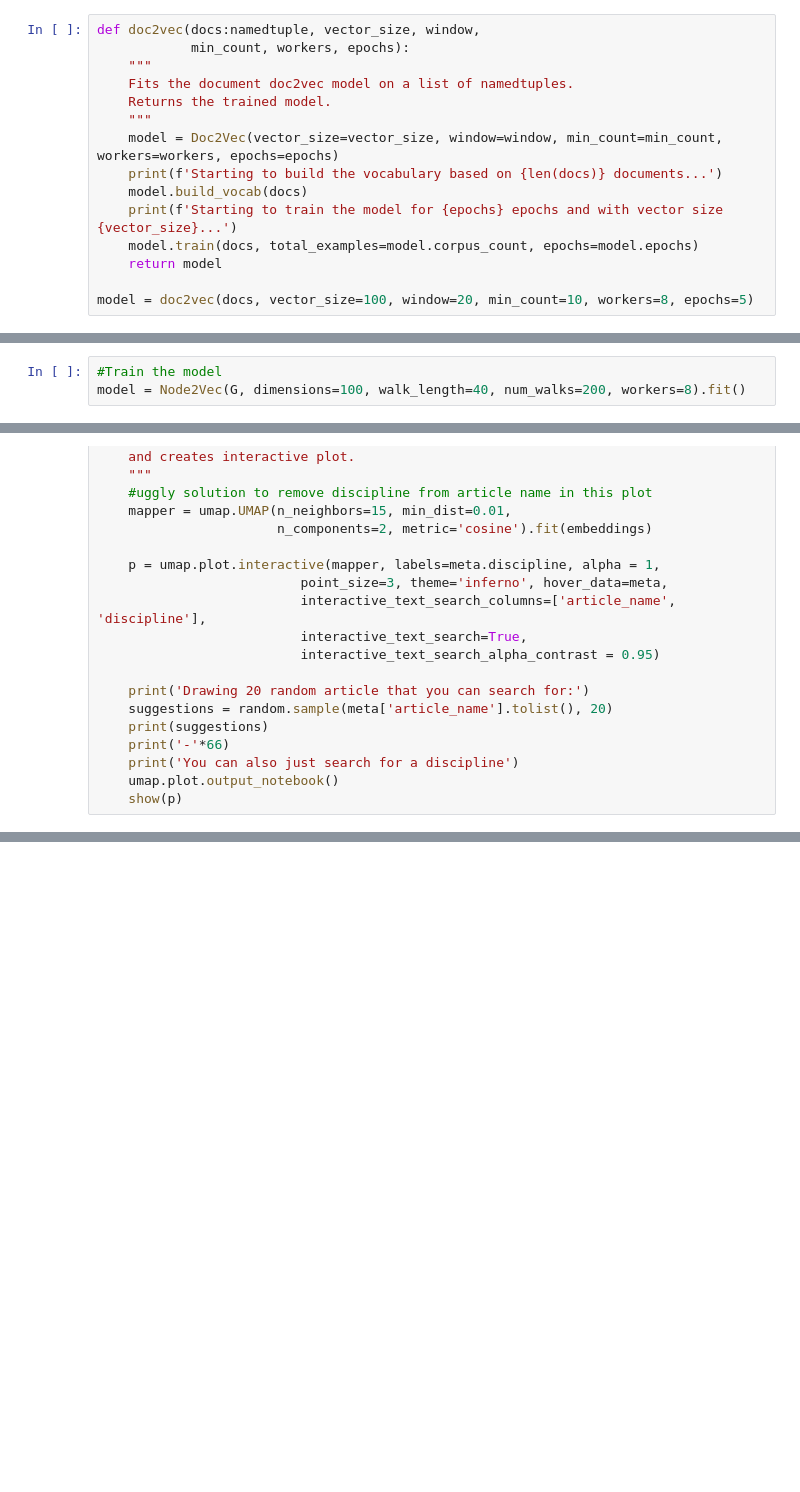
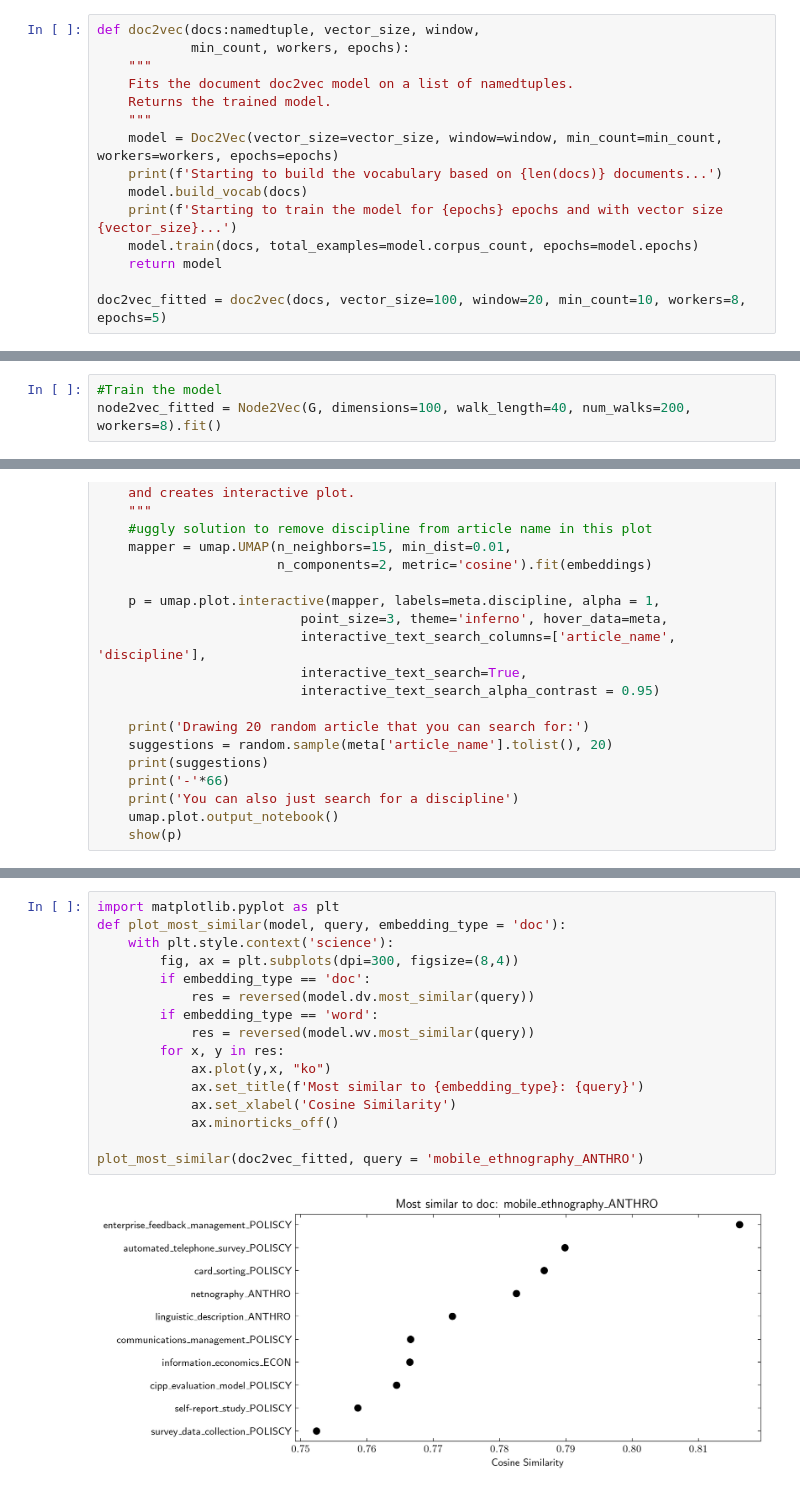
Before and after one commit to MatPiq/DTU-social-graphs-project-book, a Jupyter notebook: explainer_embeddings.ipynb, the cells around one changed output, grey strips where cells are left out. Cells and saved outputs as stored; diff of their text form; blank space fills up the shorter version.

Commit message:
embeddings finished

```diff
--- a/explainer_embeddings.ipynb
+++ b/explainer_embeddings.ipynb
@@ -64,7 +63,7 @@ def doc2vec(docs:namedtuple, vector_size, window,
     model.train(docs, total_examples=model.corpus_count, epochs=model.epochs)
     return model
 
-model = doc2vec(docs, vector_size=100, window=20, min_count=10, workers=8, epochs=5)
+doc2vec_fitted = doc2vec(docs, vector_size=100, window=20, min_count=10, workers=8, epochs=5)
 # %% [output]
 Starting to build the vocabulary based on 4302 documents...
 Starting to train the model for 5 epochs and with vector size 100...
@@ -92,6 +91,6 @@ gcc = sorted(nx.connected_components(G), key=len, reverse=True)
 G = G.subgraph(gcc[0])
 # %%
 #Train the model
-model = Node2Vec(G, dimensions=100, walk_length=40, num_walks=200, workers=8).fit()
+node2vec_fitted = Node2Vec(G, dimensions=100, walk_length=40, num_walks=200, workers=8).fit()
 # %%
 #Extract embeddings, create meta data and save locally
@@ -154,3 +157,21 @@ Loading BokehJS ...
 [interactive output not drawn]
 [interactive output not drawn]
 [interactive output not drawn]
+# %%
+import matplotlib.pyplot as plt
+def plot_most_similar(model, query, embedding_type = 'doc'):
+    with plt.style.context('science'):
+        fig, ax = plt.subplots(dpi=300, figsize=(8,4))
+        if embedding_type == 'doc':
+            res = reversed(model.dv.most_similar(query))
+        if embedding_type == 'word':
+            res = reversed(model.wv.most_similar(query))
+        for x, y in res:
+            ax.plot(y,x, "ko")
+            ax.set_title(f'Most similar to {embedding_type}: {query}')
+            ax.set_xlabel('Cosine Similarity')
+            ax.minorticks_off()
+
+plot_most_similar(doc2vec_fitted, query = 'mobile_ethnography_ANTHRO')
+# %% [output]
+[figure, added]
```
Also changed, not shown: parts of 12 cells of this notebook, 1 other file.
